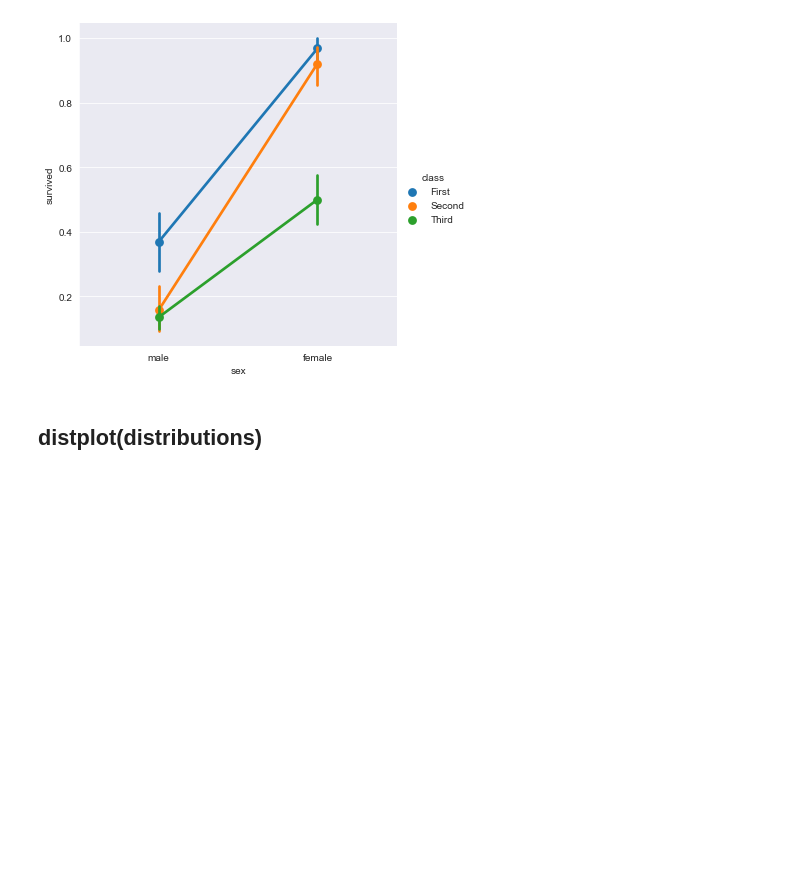
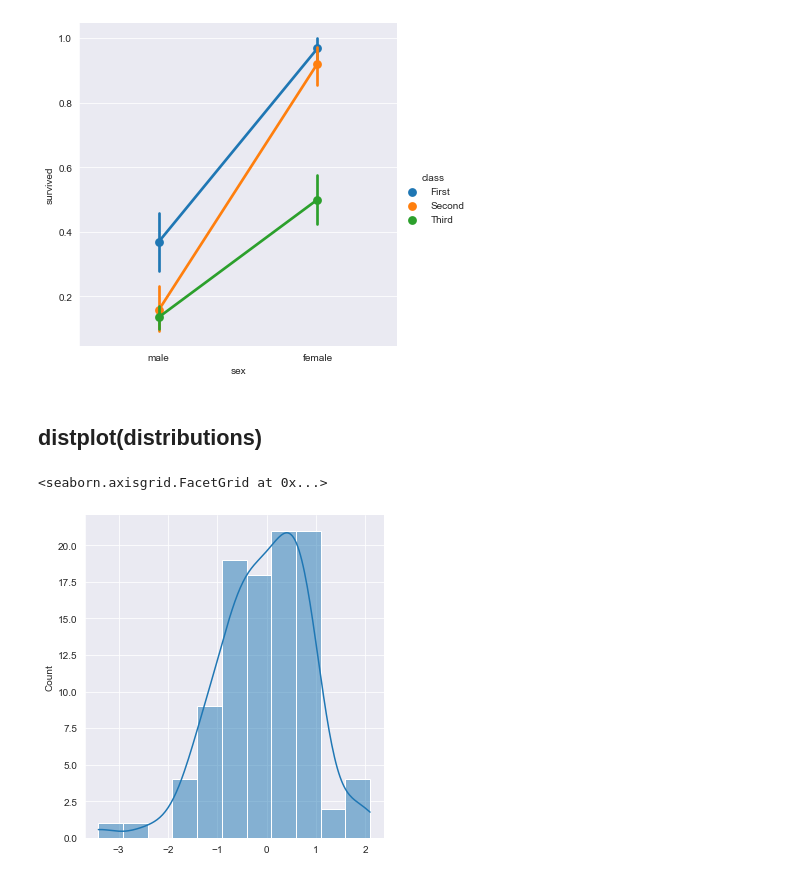
Before and after one commit to Peyman-07/Ride_acceptance, a Jupyter notebook: docs/tutorials/Visualization.ipynb, the cells around one changed output. Saved outputs shown, nothing was run; the diff lists cells and outputs as text; code cells hidden in the pictures; blank space fills up the shorter version.

```diff
--- a/docs/tutorials/Visualization.ipynb
+++ b/docs/tutorials/Visualization.ipynb
@@ -325,3 +325,10 @@ sns.catplot(x='sex', y='survived', data=titanic, kind='point', hue='class')
 [figure]
 # %% [markdown]
 ## distplot(distributions)
+# %%
+x = randn(100)
+# %%
+sns.displot(x, kde=True)
+# %% [output]
+<seaborn.axisgrid.FacetGrid at 0x...>
+[figure, added]
```
Also changed, not shown: parts of 36 cells of this notebook, 11 other files.
